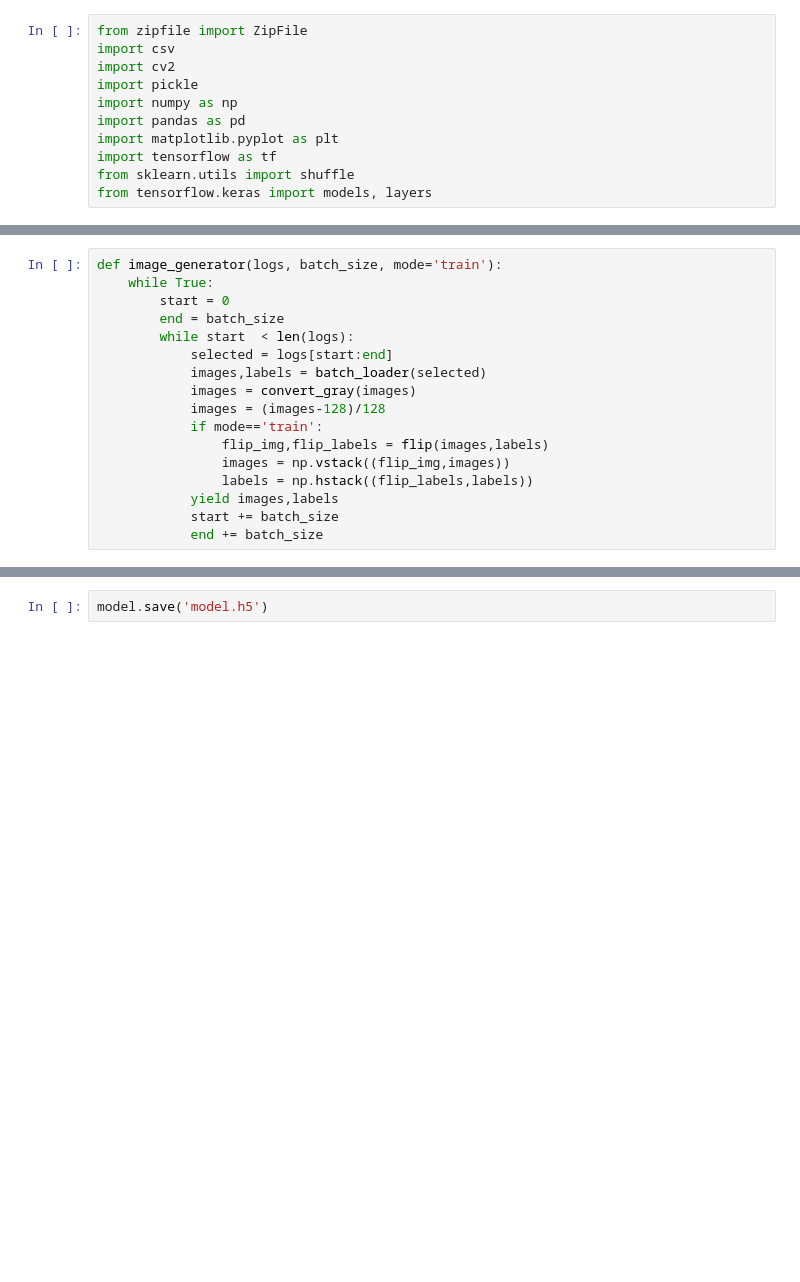
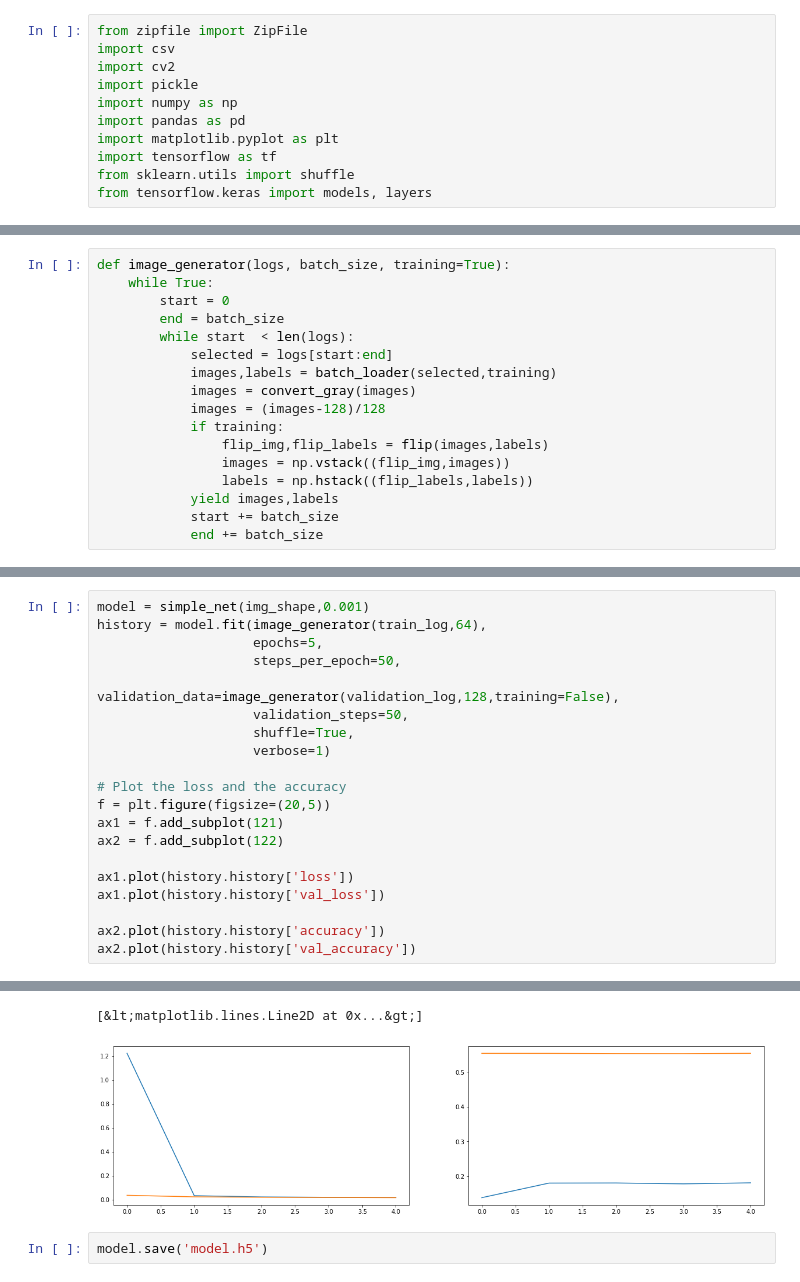
Before and after one commit to hurtadosanti/BehavioralCloning, a Jupyter notebook: BehavioralCloning.ipynb, the cells around one changed output, grey strips where cells are left out. Saved outputs shown, nothing was run; the diff lists cells and outputs as text; blank space fills up the shorter version.

```diff
--- a/BehavioralCloning.ipynb
+++ b/BehavioralCloning.ipynb
@@ -94,14 +128,14 @@ for i,ax in  enumerate(axes.flat):
 # %%
-def image_generator(logs, batch_size, mode='train'):
+def image_generator(logs, batch_size, training=True):
     while True:
         start = 0
         end = batch_size
         while start  < len(logs):
             selected = logs[start:end]
-            images,labels = batch_loader(selected)
+            images,labels = batch_loader(selected,training)
             images = convert_gray(images)
             images = (images-128)/128
-            if mode=='train':
+            if training:
                 flip_img,flip_labels = flip(images,labels)
                 images = np.vstack((flip_img,images))
                 labels = np.hstack((flip_labels,labels))
@@ -137,0 +177,21 @@ SyntaxError: positional argument follows keyword argument (&lt;ipython-input-22-
+# %%
+model = simple_net(img_shape,0.001)
+history = model.fit(image_generator(train_log,64),
+                    epochs=5,
+                    steps_per_epoch=50,
+                    validation_data=image_generator(validation_log,128,training=False),
+                    validation_steps=50,
+                    shuffle=True,
+                    verbose=1)
+
+# Plot the loss and the accuracy
+f = plt.figure(figsize=(20,5))
+ax1 = f.add_subplot(121)
+ax2 = f.add_subplot(122)
+
+ax1.plot(history.history['loss'])
+ax1.plot(history.history['val_loss'])
+
+ax2.plot(history.history['accuracy'])
+ax2.plot(history.history['val_accuracy'])
+# %% [output]
@@ -138,2 +208,4 @@ SyntaxError: positional argument follows keyword argument (&lt;ipython-input-22-
+[&lt;matplotlib.lines.Line2D at 0x...&gt;]
+[figure, added]
 # %%
 model.save('model.h5')
```
Also changed, not shown: parts of 9 cells of this notebook.
